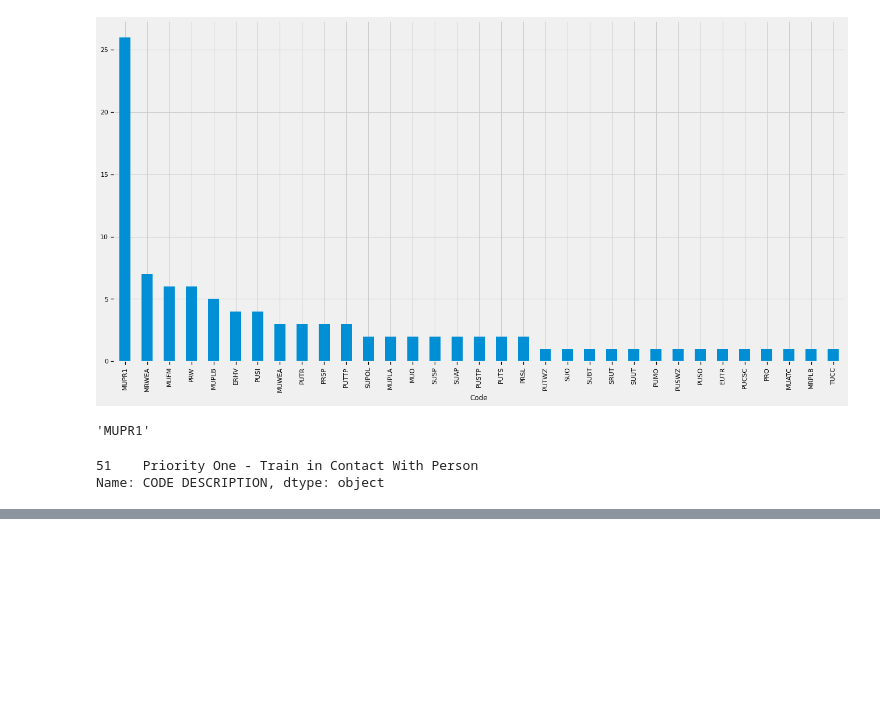
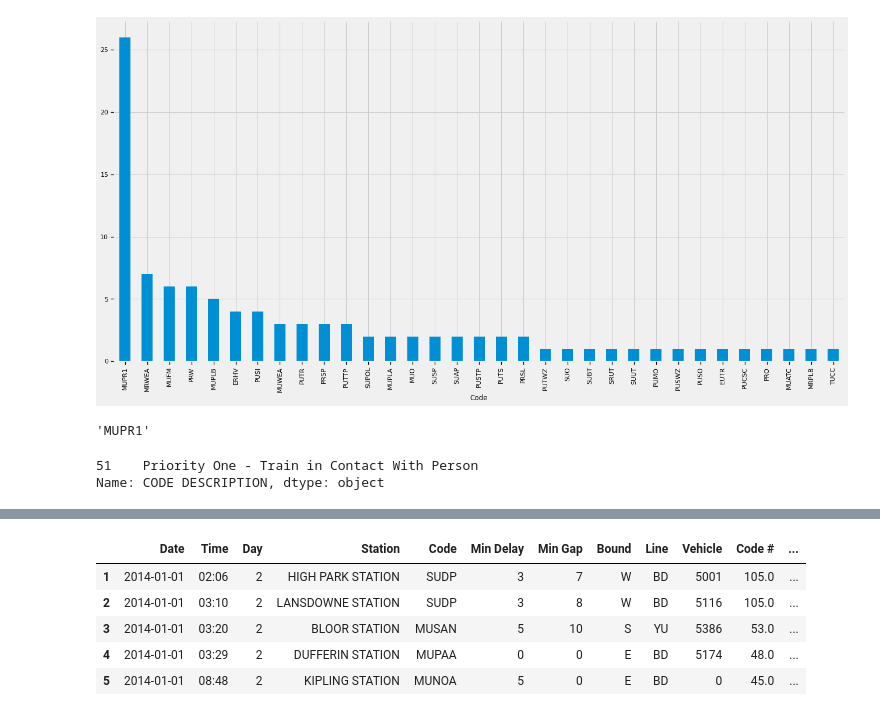
Before and after one commit to ganeshmanyam/mow-uoft, a Jupyter notebook: Notebook Files/project_2_modelling.ipynb, the cells around one changed output, grey strips where cells are left out. Drawn from its saved outputs; the diff is of its cells as text; code cells hidden in the pictures; blank space fills up the shorter version.

```diff
--- a/Notebook Files/project_2_modelling.ipynb
+++ b/Notebook Files/project_2_modelling.ipynb
@@ -469,0 +325,20 @@ Cross-validation RMSE scores std: 1.3700976645715566
+# %%
+# calculate quartiles of data
+Q1 = big_df['Min Delay'].quantile(0.25)
+Q3 = big_df['Min Delay'].quantile(0.75)
+# %%
+# calculate interquartile range of data
+IQR = Q3- Q1
+# %%
+# remove data that is greater Q3 + 1.5* IQR and less than Q1 - 1.5 * IQR
+big_df = big_df.drop(index = big_df[(big_df['Min Delay']< (Q1 - IQR*1.5)) | (big_df['Min Delay'] > (Q3 + 1.5 * IQR))].index)
+
+# View DataFrame
+big_df.head()
+# %% [output]
+|  | Date | Time | Day | Station | Code | Min Delay | Min Gap | Bound | Line | Vehicle | Code # | ... |
+| 1 | 2014-01-01 | 02:06 | 2 | HIGH PARK STATION | SUDP | 3 | 7 | W | BD | 5001 | 105.0 | ... |
+| 2 | 2014-01-01 | 03:10 | 2 | LANSDOWNE STATION | SUDP | 3 | 8 | W | BD | 5116 | 105.0 | ... |
+| 3 | 2014-01-01 | 03:20 | 2 | BLOOR STATION | MUSAN | 5 | 10 | S | YU | 5386 | 53.0 | ... |
+| 4 | 2014-01-01 | 03:29 | 2 | DUFFERIN STATION | MUPAA | 0 | 0 | E | BD | 5174 | 48.0 | ... |
+| 5 | 2014-01-01 | 08:48 | 2 | KIPLING STATION | MUNOA | 5 | 0 | E | BD | 0 | 45.0 | ... |
```
Also changed, not shown: parts of 34 cells of this notebook.
